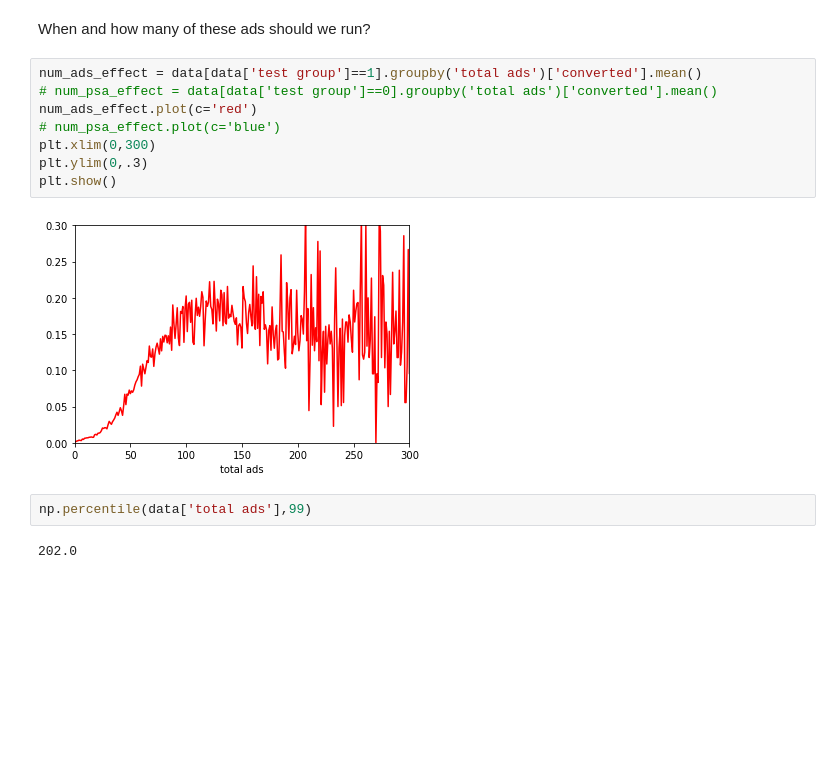
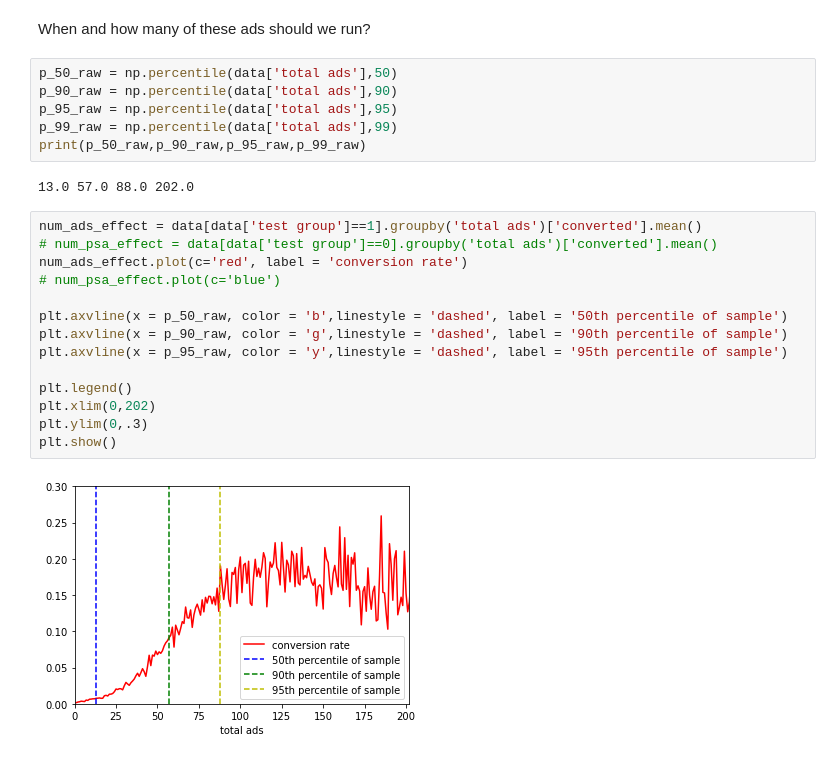
Before and after one commit to jchobanian/marketing-A-B-testing, a Jupyter notebook: marketing_AB_polish.ipynb, the cells around one changed output. Drawn from its saved outputs; the diff is of its cells as text; blank space fills up the shorter version.

```diff
--- a/marketing_AB_polish.ipynb
+++ b/marketing_AB_polish.ipynb
@@ -429,16 +455,26 @@ Probability that treatment results in greater than a 33% lift:  91.347 %
 # %% [markdown]
 When and how many of these ads should we run?
+# %%
+p_50_raw = np.percentile(data['total ads'],50)
+p_90_raw = np.percentile(data['total ads'],90)
+p_95_raw = np.percentile(data['total ads'],95)
+p_99_raw = np.percentile(data['total ads'],99)
+print(p_50_raw,p_90_raw,p_95_raw,p_99_raw)
+# %% [output]
+13.0 57.0 88.0 202.0
 # %%
 num_ads_effect = data[data['test group']==1].groupby('total ads')['converted'].mean()
 # num_psa_effect = data[data['test group']==0].groupby('total ads')['converted'].mean()
-num_ads_effect.plot(c='red')
+num_ads_effect.plot(c='red', label = 'conversion rate')
 # num_psa_effect.plot(c='blue')
-plt.xlim(0,300)
+
+plt.axvline(x = p_50_raw, color = 'b',linestyle = 'dashed', label = '50th percentile of sample')
+plt.axvline(x = p_90_raw, color = 'g',linestyle = 'dashed', label = '90th percentile of sample')
+plt.axvline(x = p_95_raw, color = 'y',linestyle = 'dashed', label = '95th percentile of sample')
+
+plt.legend()
+plt.xlim(0,202)
 plt.ylim(0,.3)
 plt.show()
 # %% [output]
-[figure, old version]
+[figure, new version]
-# %%
-np.percentile(data['total ads'],99)
-# %% [output]
-202.0
```
Also changed, not shown: parts of 24 cells of this notebook.
